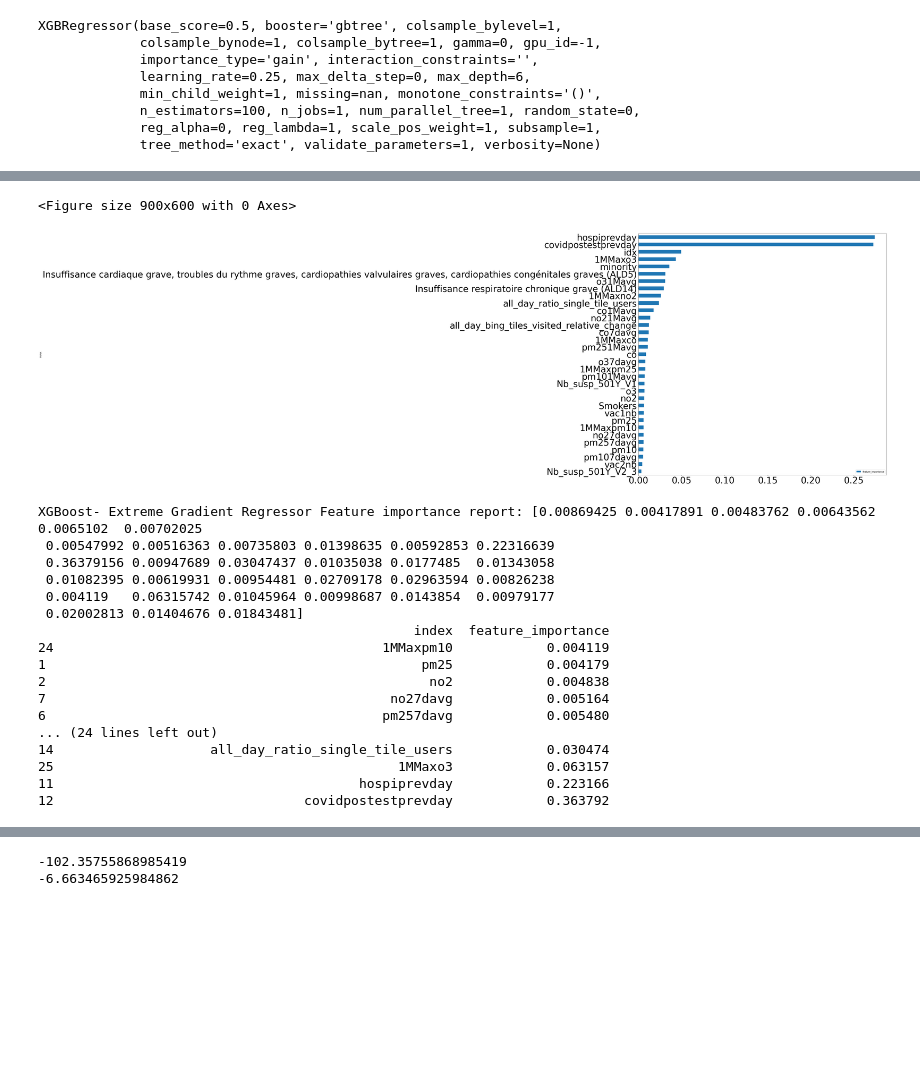
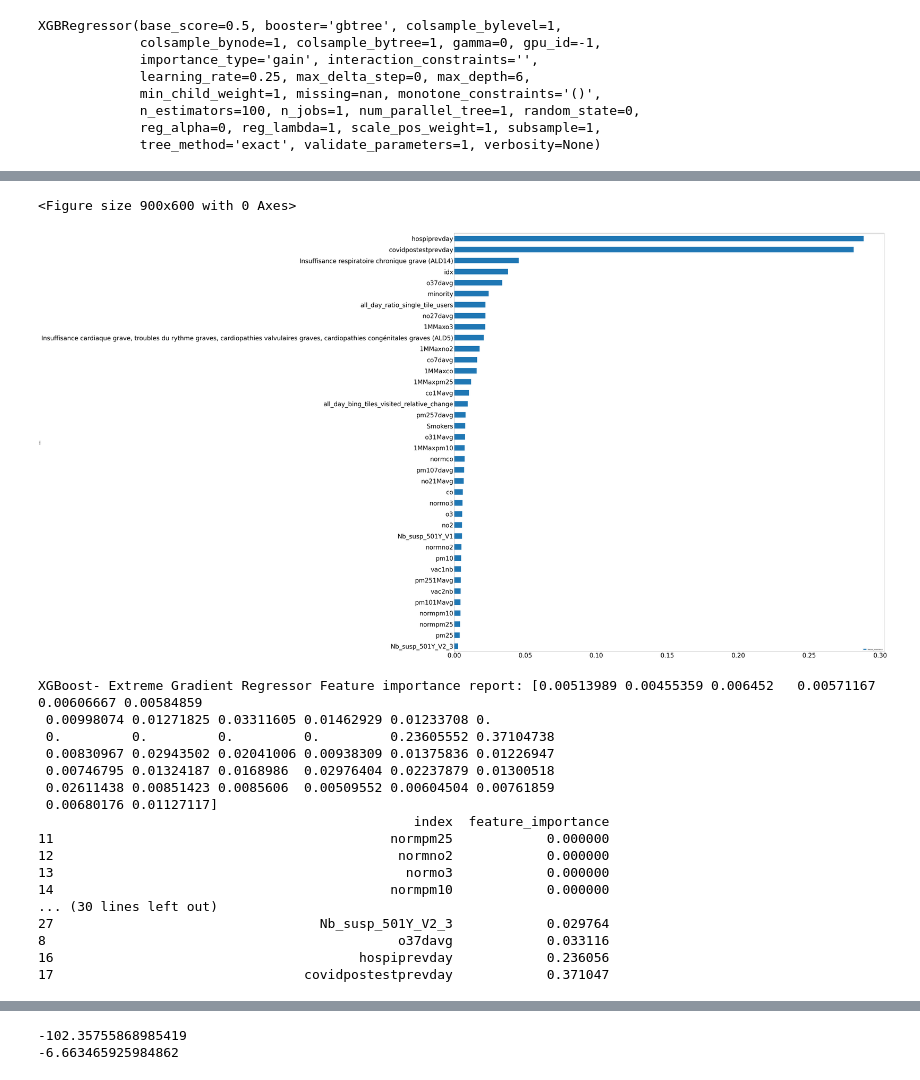
Before and after one commit to limiteinductive/covsco, a Jupyter notebook: notebooks/LG_JN.ipynb, the cells around one changed output, grey strips where cells are left out. Drawn from its saved outputs; the diff is of its cells as text; code cells hidden in the pictures; blank space fills up the shorter version.

```diff
--- a/notebooks/LG_JN.ipynb
+++ b/notebooks/LG_JN.ipynb
@@ -66,7 +66,8 @@ featuresandtarget = ['idx', 'pm25', 'no2',\
 'o3','pm10','co',\
     'pm257davg','no27davg',\
     'o37davg','co7davg', 'pm107davg',\
-        'hospiprevday','covidpostestprevday',\
+        "normpm25","normno2","normo3","normpm10","normco",
+        'hospiprevday','covidpostestprevday','TotalCovidCasesCumulated',\
             'all_day_bing_tiles_visited_relative_change','all_day_ratio_single_tile_users','vac1nb', 'vac2nb',\
                  'Insuffisance respiratoire chronique grave (ALD14)', \
                      'Insuffisance cardiaque grave, troubles du rythme graves, cardiopathies valvulaires graves, cardiopathies congénitales graves (ALD5)',\
@@ -75,7 +76,10 @@ featuresandtarget = ['idx', 'pm25', 'no2',\
                                   "Nb_susp_501Y_V1","Nb_susp_501Y_V2_3",\
                                       '1MMaxpm25','1MMaxpm10','1MMaxo3','1MMaxno2','1MMaxco',\
                                           'pm251Mavg','no21Mavg','o31Mavg','pm101Mavg','co1Mavg',\
-                                           'newhospi'\
+                                             '1MMaxnormpm25','1MMaxnormno2','1MMaxnormo3','1MMaxnormpm10','1MMaxnormco',\
+                                                 "normpm257davg","normno27davg","normo37davg","normpm107davg","normco7davg",\
+                                                        "normpm251Mavg","normno21Mavg","normo31Mavg","normpm101Mavg","normco1Mavg",
+                                                           'newhospi'\
 
                             ]
 
@@ -83,7 +87,8 @@ features = ['idx', 'pm25', 'no2',
 'o3','pm10','co',\
     'pm257davg','no27davg',\
     'o37davg','co7davg', 'pm107davg',\
-        'hospiprevday','covidpostestprevday',\
+        "normpm25","normno2","normo3","normpm10","normco",
+        'hospiprevday','covidpostestprevday','TotalCovidCasesCumulated',\
             'all_day_bing_tiles_visited_relative_change','all_day_ratio_single_tile_users','vac1nb', 'vac2nb',\
                  'Insuffisance respiratoire chronique grave (ALD14)', \
                      'Insuffisance cardiaque grave, troubles du rythme graves, cardiopathies valvulaires graves, cardiopathies congénitales graves (ALD5)',\
@@ -91,8 +96,7 @@ features = ['idx', 'pm25', 'no2',
                          "minority",\
                              "Nb_susp_501Y_V1","Nb_susp_501Y_V2_3",
                                  '1MMaxpm25','1MMaxpm10','1MMaxo3','1MMaxno2','1MMaxco',\
-                                 'pm251Mavg','no21Mavg','o31Mavg','pm101Mavg','co1Mavg'\
-                                     \
+                                 'pm251Mavg','no21Mavg','o31Mavg','pm101Mavg','co1Mavg'
                             ]
 # %% [output]
               nom  numero       time  hospi  reanim  newhospi  newreanim  \
@@ -526,9 +521,9 @@ from sklearn.model_selection import cross_validate
 from sklearn.metrics import make_scorer
 
 exported_pipeline = make_pipeline(
-    #StandardScaler(),
-    #RobustScaler(),
-    GradientBoostingRegressor(alpha=0.75, learning_rate=0.1, loss="lad", max_depth=8, max_features=0.33, min_samples_leaf=14, min_samples_split=18, n_estimators=100, subsample=0.9500000000000001)
+    StandardScaler(),
+    RobustScaler(),
+    GradientBoostingRegressor(alpha=0.75, learning_rate=0.1, loss="ls", max_depth=8, max_features=0.33, min_samples_leaf=14, min_samples_split=18, n_estimators=100, subsample=0.9500000000000001)
 )
 xgb_model = xgb.XGBRegressor(base_score=0.5, booster='gbtree', colsample_bylevel=1,
              colsample_bynode=1, colsample_bytree=1, gamma=0, gpu_id=-1,
@@ -611,7 +606,7 @@ print("\n")
 fig = plt.figure(dpi = 150)
 plt.rc('xtick', labelsize=40)
 plt.rc('ytick', labelsize=40)
-FIlistdf.plot.barh(x="index", y="feature_importance",figsize = (20,20))
+FIlistdf.plot.barh(x="index", y="feature_importance",figsize = (50,50))
 plt.show()
 
 
@@ -625,8 +620,8 @@ FIlistdf.columns = ["index", "feature_importance"]
 FIlistdf.sort_values(by = ["feature_importance"], inplace = True, ascending = True)
 print(FIlistdf)
 print("\n")
-plt.rc('xtick', labelsize=40)
-plt.rc('ytick', labelsize=40)
-FIlistdf.plot.barh(x="index", y="feature_importance", figsize = (20,20))
+#plt.rc('xtick', labelsize=40)
+#plt.rc('ytick', labelsize=40)
+FIlistdf.plot.barh(x="index", y="feature_importance", figsize = (50,50))
 plt.show()
 # %% [output]
@@ -650,19 +645,19 @@ Scikit Learn - Extra Trees Regressor Feature importance report: [0.04950507 0.00
 <Figure size 900x600 with 0 Axes>
-[figure, old version]
+[figure, new version]
-XGBoost- Extreme Gradient Regressor Feature importance report: [0.00869425 0.00417891 0.00483762 0.00643562 0.0065102  0.00702025
- 0.00547992 0.00516363 0.00735803 0.01398635 0.00592853 0.22316639
- 0.36379156 0.00947689 0.03047437 0.01035038 0.0177485  0.01343058
- 0.01082395 0.00619931 0.00954481 0.02709178 0.02963594 0.00826238
- 0.004119   0.06315742 0.01045964 0.00998687 0.0143854  0.00979177
- 0.02002813 0.01404676 0.01843481]
+XGBoost- Extreme Gradient Regressor Feature importance report: [0.00513989 0.00455359 0.006452   0.00571167 0.00606667 0.00584859
+ 0.00998074 0.01271825 0.03311605 0.01462929 0.01233708 0.
+ 0.         0.         0.         0.         0.23605552 0.37104738
+ 0.00830967 0.02943502 0.02041006 0.00938309 0.01375836 0.01226947
+ 0.00746795 0.01324187 0.0168986  0.02976404 0.02237879 0.01300518
+ 0.02611438 0.00851423 0.0085606  0.00509552 0.00604504 0.00761859
+ 0.00680176 0.01127117]
                                                 index  feature_importance
-24                                          1MMaxpm10            0.004119
-1                                                pm25            0.004179
-2                                                 no2            0.004838
-7                                            no27davg            0.005164
-6                                           pm257davg            0.005480
-... (24 lines left out)
-14                    all_day_ratio_single_tile_users            0.030474
-25                                            1MMaxo3            0.063157
-11                                       hospiprevday            0.223166
-12                                covidpostestprevday            0.363792
+11                                           normpm25            0.000000
+12                                            normno2            0.000000
+13                                             normo3            0.000000
+14                                           normpm10            0.000000
+... (30 lines left out)
+27                                  Nb_susp_501Y_V2_3            0.029764
+8                                             o37davg            0.033116
+16                                       hospiprevday            0.236056
+17                                covidpostestprevday            0.371047
```
Also changed, not shown: parts of 27 cells of this notebook, 29 other files.
